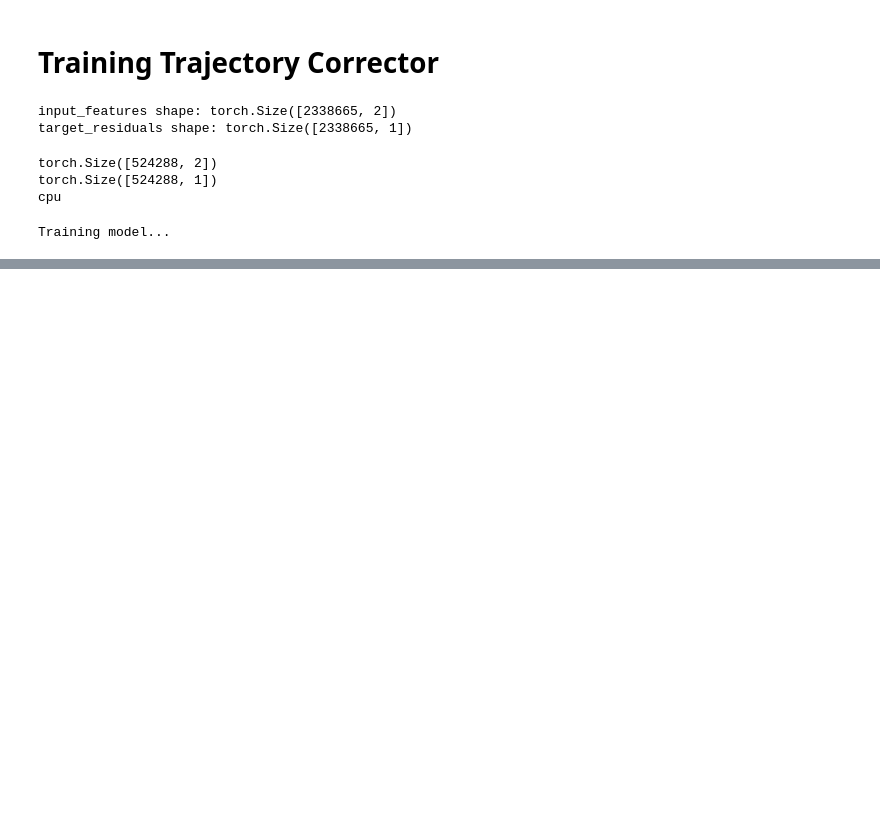
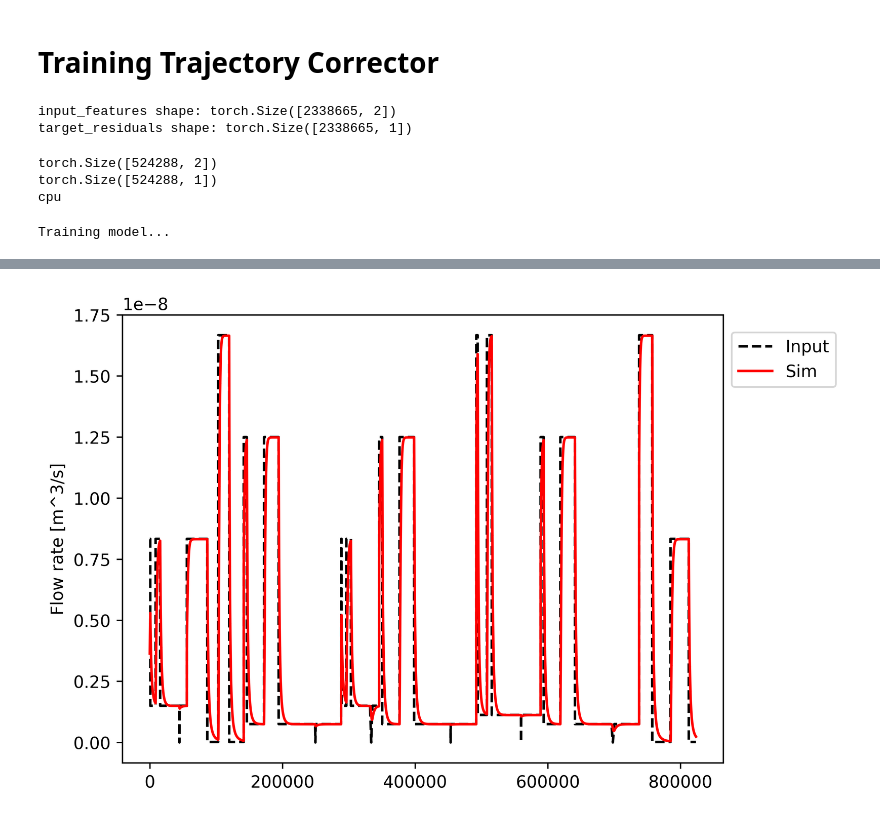
Before and after one commit to jpeckhamlorenz/vbn-flow-model, a Jupyter notebook: trajectory_correction_DNN.ipynb, the cells around one changed output, grey strips where cells are left out. Saved outputs shown, nothing was run; the diff lists cells and outputs as text; code cells hidden in the pictures; blank space fills up the shorter version.

```diff
--- a/trajectory_correction_DNN.ipynb
+++ b/trajectory_correction_DNN.ipynb
@@ -180,0 +193,10 @@ plt.legend()
+# %%
+plt.figure()
+plt.plot(test_t, test_command / 1e9, label='Input', color='black', linestyle='--')
+plt.plot(test_t, test_sim / 1e9, label='Sim', color='r')
+plt.ylabel('Flow rate [m^3/s]')
+plt.legend()
+plt.legend(loc='center left', bbox_to_anchor=(1, 0.90))
+plt.savefig('slides/flowrate_sim', bbox_inches='tight')
+# %% [output]
+[figure, added]
```
Also changed, not shown: parts of 13 cells of this notebook, 8 other files.
